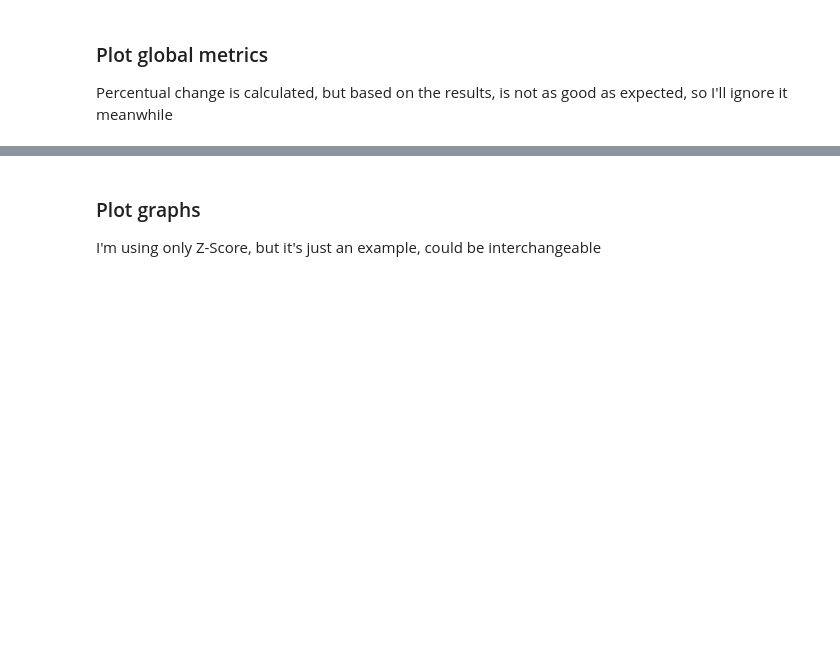
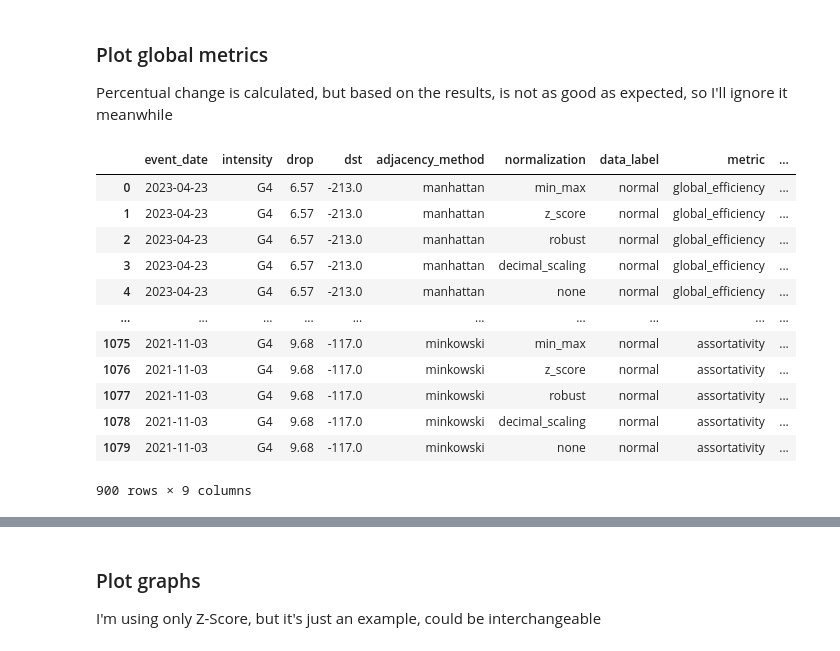
Before and after one commit to dosquisd/NMDB-FD-PredictorWithGraphs, a Jupyter notebook: notebooks/002_calc_some_stats.ipynb, the cells around one changed output, grey strips where cells are left out. Drawn from its saved outputs; the diff is of its cells as text; code cells hidden in the pictures; blank space fills up the shorter version.

```diff
--- a/notebooks/002_calc_some_stats.ipynb
+++ b/notebooks/002_calc_some_stats.ipynb
@@ -249,5 +427,25 @@ plot_dataset_df = dataset_copy_df.melt(
     var_name="metric",
     value_name="value",
 )
+# %%
+plot_dataset_df[
+    (plot_dataset_df["data_label"] == "normal")
+    & ~(plot_dataset_df["intensity"].isna())
+    & (plot_dataset_df["intensity"] != "Unknown")
+]
+# %% [output]
+|  | event_date | intensity | drop | dst | adjacency_method | normalization | data_label | metric | ... |
+| 0 | 2023-04-23 | G4 | 6.57 | -213.0 | manhattan | min_max | normal | global_efficiency | ... |
+| 1 | 2023-04-23 | G4 | 6.57 | -213.0 | manhattan | z_score | normal | global_efficiency | ... |
+| 2 | 2023-04-23 | G4 | 6.57 | -213.0 | manhattan | robust | normal | global_efficiency | ... |
+| 3 | 2023-04-23 | G4 | 6.57 | -213.0 | manhattan | decimal_scaling | normal | global_efficiency | ... |
+| 4 | 2023-04-23 | G4 | 6.57 | -213.0 | manhattan | none | normal | global_efficiency | ... |
+| ... | ... | ... | ... | ... | ... | ... | ... | ... | ... |
+| 1075 | 2021-11-03 | G4 | 9.68 | -117.0 | minkowski | min_max | normal | assortativity | ... |
+| 1076 | 2021-11-03 | G4 | 9.68 | -117.0 | minkowski | z_score | normal | assortativity | ... |
+| 1077 | 2021-11-03 | G4 | 9.68 | -117.0 | minkowski | robust | normal | assortativity | ... |
+| 1078 | 2021-11-03 | G4 | 9.68 | -117.0 | minkowski | decimal_scaling | normal | assortativity | ... |
+| 1079 | 2021-11-03 | G4 | 9.68 | -117.0 | minkowski | none | normal | assortativity | ... |
+900 rows × 9 columns
 # %%
 plot_global_metrics_result(
```
Also changed, not shown: parts of 12 cells of this notebook, 1 other file.
